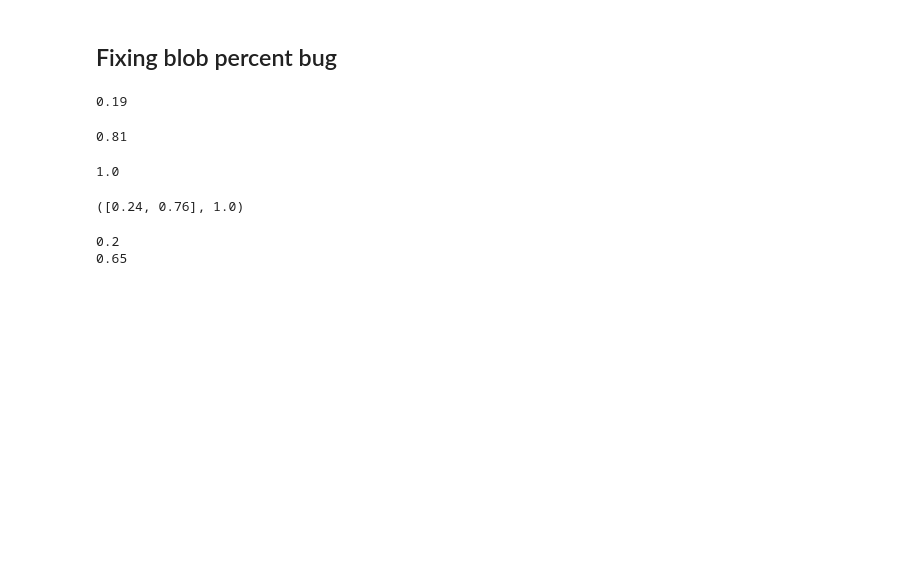
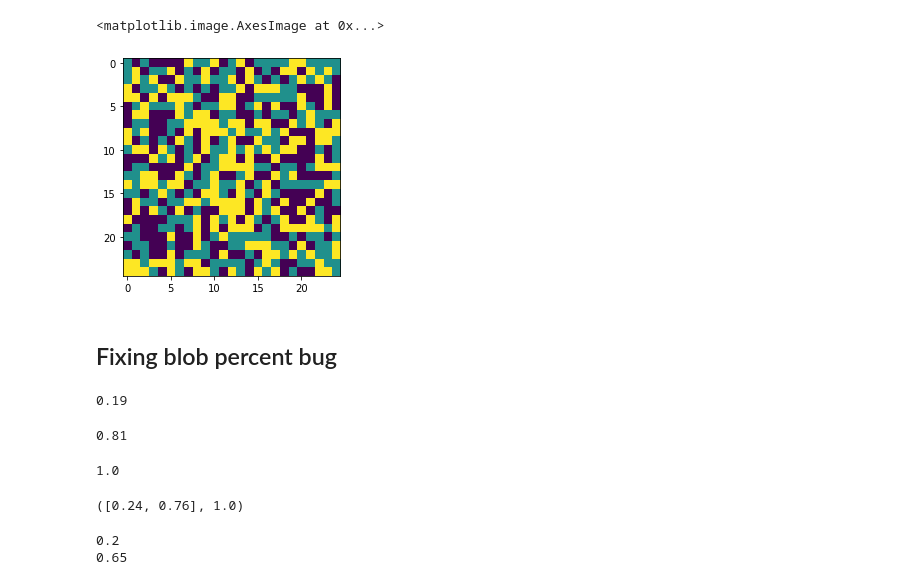
Before and after one commit to rneuhausler/coralModel-analyses, a Jupyter notebook: scripts/testing_space.ipynb, the cells around one changed output. Saved outputs shown, nothing was run; the diff lists cells and outputs as text; code cells hidden in the pictures; blank space fills up the shorter version.

Commit message:
updated random grid generation to have same initial conditions

```diff
--- a/scripts/testing_space.ipynb
+++ b/scripts/testing_space.ipynb
@@ -0,0 +3,26 @@
+# %%
+#given:
+coral_percent = float(33)/100
+macroalgae_percent = float(33)/100
+turf_percent = round(1 - coral_percent - macroalgae_percent, 2)
+number_of_nodes = number_of_rows * number_of_columns
+number_of_rows = 25
+number_of_columns = 25
+simulation = 3
+
+import random
+from coralModel import Reef, Organism, Ocean
+import numpy as np
+# %%
+grid = [(i,j) for i in range(0, number_of_columns) for j in range(0, number_of_rows)]
+
+random.seed(simulation)
+random.shuffle(grid)
+coral_count = round(number_of_nodes*coral_percent)
+macro_count = round(number_of_nodes*macroalgae_percent)
+## create location dict
+location = {'coral': grid[0:coral_count],
+            'macro': grid[coral_count:
+                          coral_count + macro_count]}
+# %%
+grid_option = 0
@@ -1,3 +91,14 @@
+# %%
+test = create_reef()
+# %%
+import matplotlib.pyplot as plt
+plt.figure()
+plt.imshow(np.reshape(np.array([test.nodes[i].type for
+                                i,val in enumerate(test.nodes)]),
+                      (number_of_rows,number_of_columns)))
+# %% [output]
+<matplotlib.image.AxesImage at 0x...>
+[figure, added]
 # %% [markdown]
 ## Fixing blob percent bug
 # %%
```
Also changed, not shown: parts of 2 cells of this notebook, 1 other file.
